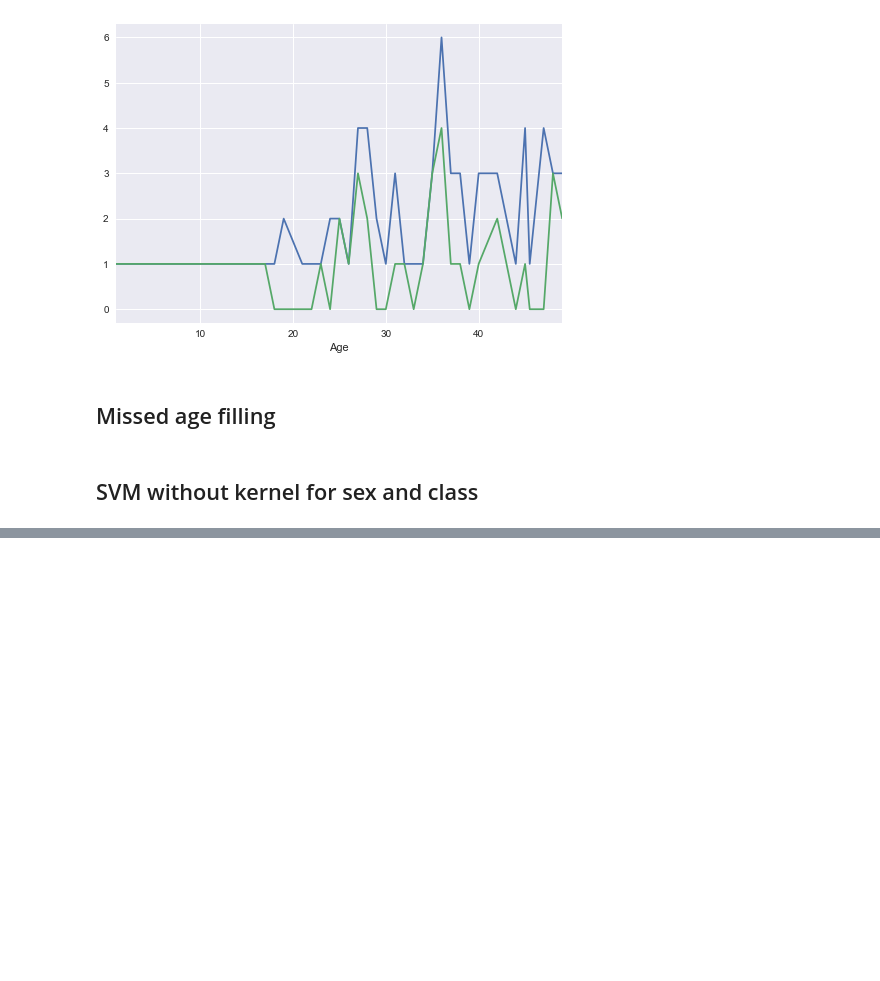
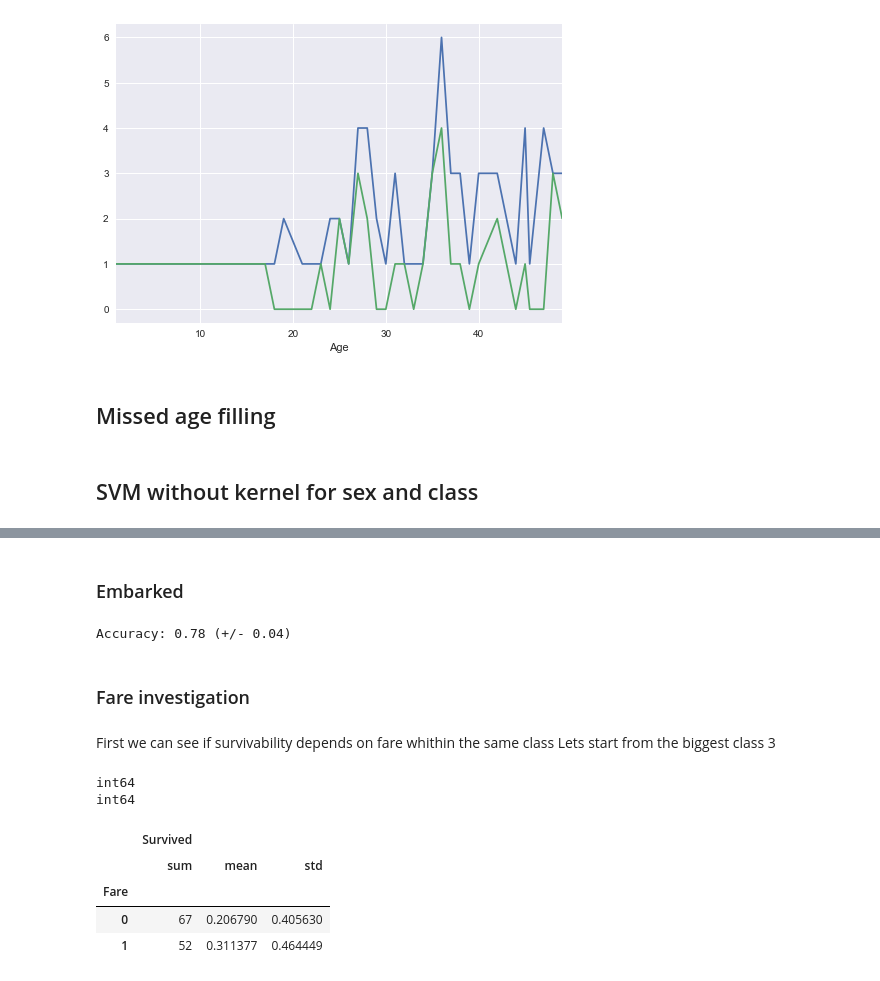
Before and after one commit to oddcard2/education, a Jupyter notebook: kaggle/Titanic/Titanic.ipynb, the cells around one changed output, grey strips where cells are left out. Cells and saved outputs as stored; diff of their text form; code cells hidden in the pictures; blank space fills up the shorter version.

```diff
--- a/kaggle/Titanic/Titanic.ipynb
+++ b/kaggle/Titanic/Titanic.ipynb
@@ -210,0 +542,44 @@ print(submission1)
+# %% [markdown]
+### Embarked
+# %%
+embarked_values={'S':0, 'C':1, 'Q':2}
+
+embarked_values = ds_age_notnull.Embarked.map(lambda x: embarked_values[x] if x in embarked_values else 0)
+
+ds_age_notnull_age_div_10_embarked = ds_age_notnull['Age'].map(lambda x: x / 10)
+linear_svm_train_features4_age_dev10_embarked = pd.DataFrame([sex_int, ds_age_notnull.Pclass, ds_age_notnull_age_div_10_embarked, embarked_values]).transpose().values
+
+linear_svm_model3_ag_d10_embarked = svm.SVC(kernel='rbf', gamma=2, C=1)
+scores = cross_val_score(linear_svm_model3_ag_d10_embarked, linear_svm_train_features4_age_dev10_embarked, linear_svm_train_y3, n_jobs=2, cv=shuffle5_cv)
+print("Accuracy: %0.2f (+/- %0.2f)" % (scores.mean(), scores.std() * 2))
+# %% [output]
+Accuracy: 0.78 (+/- 0.04)
+# %% [markdown]
+### Fare investigation
+# %% [markdown]
+First we can see if survivability depends on fare whithin the same class
+Lets start from the biggest class 3
+# %%
+#class3_fares = ds[(ds.Pclass == 3)].Fare.map(lambda x: (int)(x / 10))
+class3_df = ds[(ds.Pclass == 3)]
+class3_fares = class3_df.Fare.map(lambda x: 0 if x < 10 else 1)
+#for some reason pandas converts class3_fares to float64 after pd.concat althogh dtype of Series is int64
+#it may be due to na promotion - https://stackoverflow.com/questions/41870093/pandas-shift-converts-my-column-from-integer-to-float
+#but I failed to find any nan/na in Fare
+#even after class3_fares.fillna(0) type still float64
+#Reason: Fare ARE ONLY FOR CLASS 3! But Survived for ALL CASSES!
+print(class3_fares.dtype)
+print(ds.Survived.dtype)
+
+class3_fares_df = pd.concat([ds[(ds.Pclass == 3)].Survived, class3_fares], axis=1)
+#class3_fares_df = pd.DataFrame({'FareClass': class3_fares, 'Survived':ds[(ds.Pclass == 3)].Survived})
+
+class3_fares_df.groupby('Fare').agg([np.sum, np.mean, np.std])
+# %% [output]
+int64
+int64
+|  | Survived |  |  |
+|  | sum | mean | std |
+| Fare |  |  |  |
+| 0 | 67 | 0.206790 | 0.405630 |
+| 1 | 52 | 0.311377 | 0.464449 |
```
Also changed, not shown: parts of 29 cells of this notebook, 1 other file.
